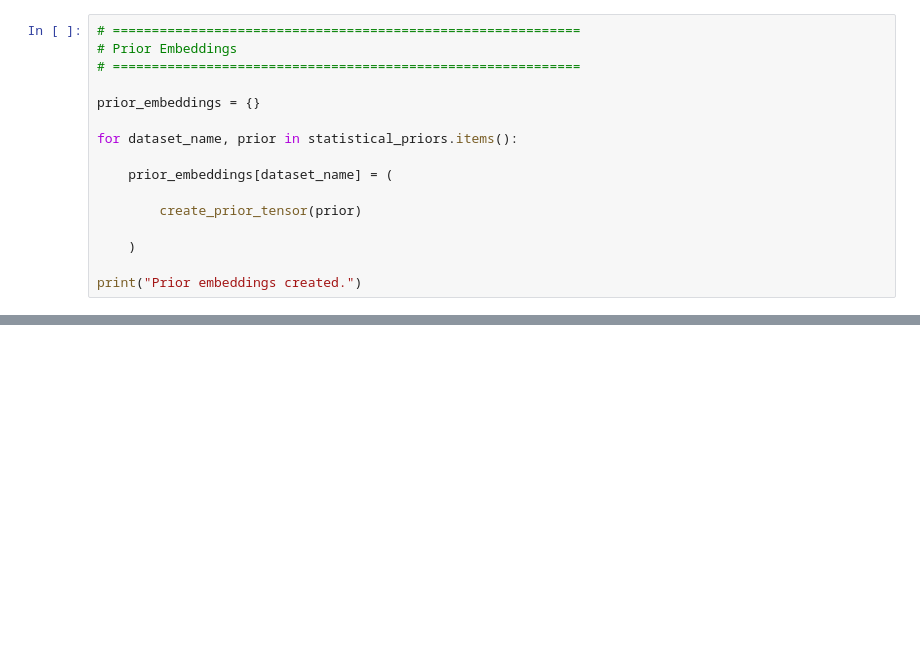
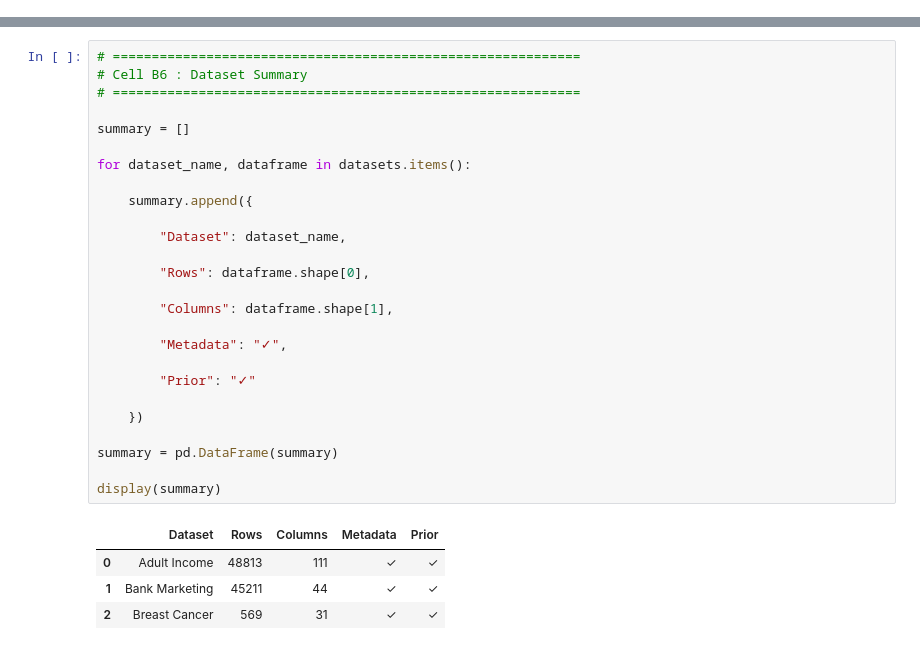
Before and after one commit to amzad-786githumb/Privacy-Preserving-Synthetic-Tabular-Data-Generation-Using-Generative-Adversarial-Networks, a Jupyter notebook: 05_Proposed_SPP_GAN.ipynb, the cells around one changed output, grey strips where cells are left out. Drawn from its saved outputs; the diff is of its cells as text; blank space fills up the shorter version.

```diff
--- a/05_Proposed_SPP_GAN.ipynb
+++ b/05_Proposed_SPP_GAN.ipynb
@@ -876,16 +40,0 @@ def create_prior_tensor(prior):
-# %%
-# ============================================================
-# Prior Embeddings
-# ============================================================
-
-prior_embeddings = {}
-
-for dataset_name, prior in statistical_priors.items():
-
-    prior_embeddings[dataset_name] = (
-
-        create_prior_tensor(prior)
-
-    )
-
-print("Prior embeddings created.")
@@ -3163,0 +574,31 @@ Memory cleaned.
+# %%
+# ============================================================
+# Cell B6 : Dataset Summary
+# ============================================================
+
+summary = []
+
+for dataset_name, dataframe in datasets.items():
+
+    summary.append({
+
+        "Dataset": dataset_name,
+
+        "Rows": dataframe.shape[0],
+
+        "Columns": dataframe.shape[1],
+
+        "Metadata": "✓",
+
+        "Prior": "✓"
+
+    })
+
+summary = pd.DataFrame(summary)
+
+display(summary)
+# %% [output]
+|  | Dataset | Rows | Columns | Metadata | Prior |
+| 0 | Adult Income | 48813 | 111 | ✓ | ✓ |
+| 1 | Bank Marketing | 45211 | 44 | ✓ | ✓ |
+| 2 | Breast Cancer | 569 | 31 | ✓ | ✓ |
```
Also changed, not shown: parts of 151 cells of this notebook.
